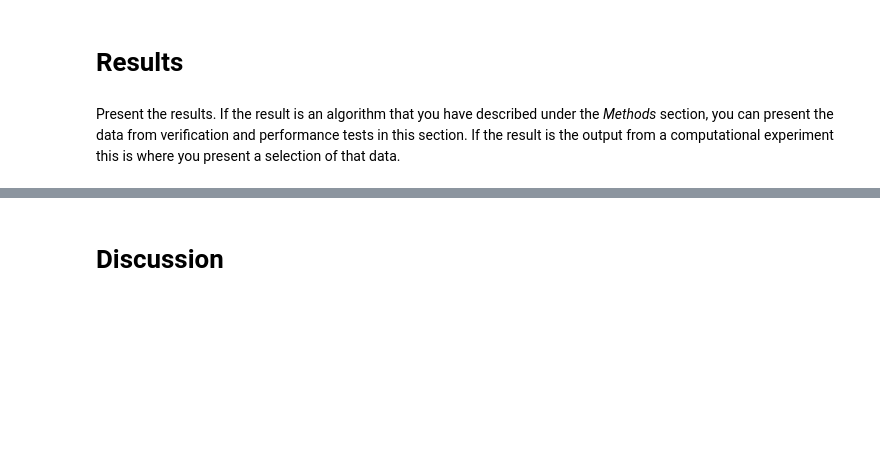
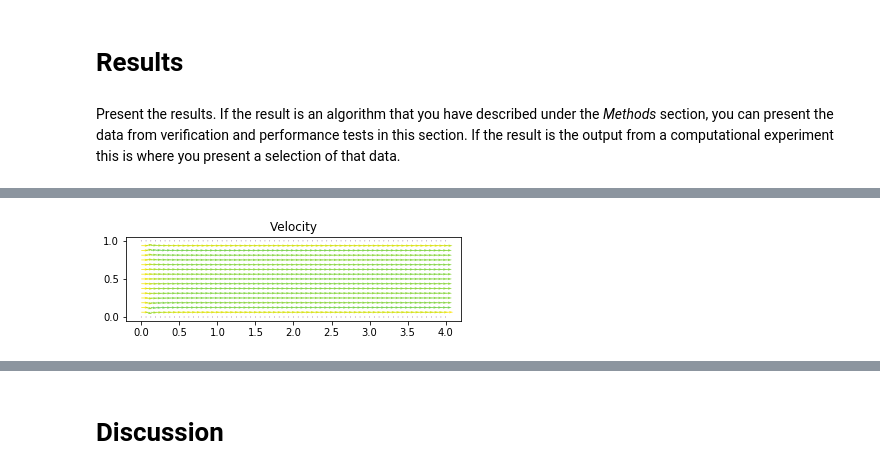
Before and after one commit to johanhoffman/DD2363-VT20, a Jupyter notebook: template-report-Poisson.ipynb, the cells around one changed output, grey strips where cells are left out. Saved outputs shown, nothing was run; the diff lists cells and outputs as text; code cells hidden in the pictures; blank space fills up the shorter version.

```diff
--- a/template-report-Poisson.ipynb
+++ b/template-report-Poisson.ipynb
@@ -83,3 +204,15 @@ Describe the methods you used to solve the problem. This may be a combination of
 # **Results**
 # %% [markdown]
 Present the results. If the result is an algorithm that you have described under the *Methods* section, you can present the data from verification and performance tests in this section. If the result is the output from a computational experiment this is where you present a selection of that data.
+# %%
+# Set permeability matrix
+Kinv11 = Expression('100.0*fabs(sin(2.0*pi*(x[1] - 0.1*x[0])))', element = K.ufl_element())
+Kinv12 = Expression('0.0', element = K.ufl_element())
+Kinv21 = Kinv12
+Kinv22 = Kinv11
+
+# Set viscosity
+nu = 1.0e-2
+
+# Set effective viscosity
+nueff = 1.0e-2
@@ -85,0 +262,74 @@ Present the results. If the result is an algorithm that you have described under
+# %%
+# Open files
+file_u = File("results-BNS/u.pvd")
+file_p = File("results-BNS/p.pvd")
+
+# Set plot frequency
+plot_time = 0
+plot_freq = 10
+# %%
+!rm results-BNS/*
+
+# Time stepping
+T = 10
+t = dt
+while t < T + DOLFIN_EPS:
+
+    #s = 'Time t = ' + repr(t)
+    #print(s)
+
+    pin.t = t
+
+    # Solve non-linear problem
+    k = 0
+    while k < num_nnlin_iter:
+
+        # Assemble matrix and vector
+        Au = assemble(au)
+        bu = assemble(Lu)
+
+        # Compute solution
+        [bc.apply(Au, bu) for bc in bcu]
+        [bc.apply(u1.vector()) for bc in bcu]
+        solve(Au, u1.vector(), bu, "bicgstab", "default")
+
+        # Assemble matrix and vector
+        Ap = assemble(ap)
+        bp = assemble(Lp)
+
+        # Compute solution
+        [bc.apply(Ap, bp) for bc in bcp]
+        [bc.apply(p1.vector()) for bc in bcp]
+        solve(Ap, p1.vector(), bp, "bicgstab", prec)
+
+        k += 1
+
+    if t > plot_time:
+
+        s = 'Time t = ' + repr(t)
+        print(s)
+
+        # Save solution to file
+        file_u << u1
+        file_p << p1
+
+        # Plot solution
+        plt.figure()
+        plot(u1, title="Velocity")
+
+        plt.figure()
+        plot(p1, title="Pressure")
+
+        plot_time += T/plot_freq
+
+        plt.show()
+
+    # Update time step
+    u0.assign(u1)
+    t += dt
+
+plt.show()
+
+!tar -czvf results-BNS.tar.gz results-BNS
+files.download('results-BNS.tar.gz')
+# %% [output]
@@ -85,0 +346 @@ Present the results. If the result is an algorithm that you have described under
+[figure, added]
```
Also changed, not shown: parts of 14 cells of this notebook.
